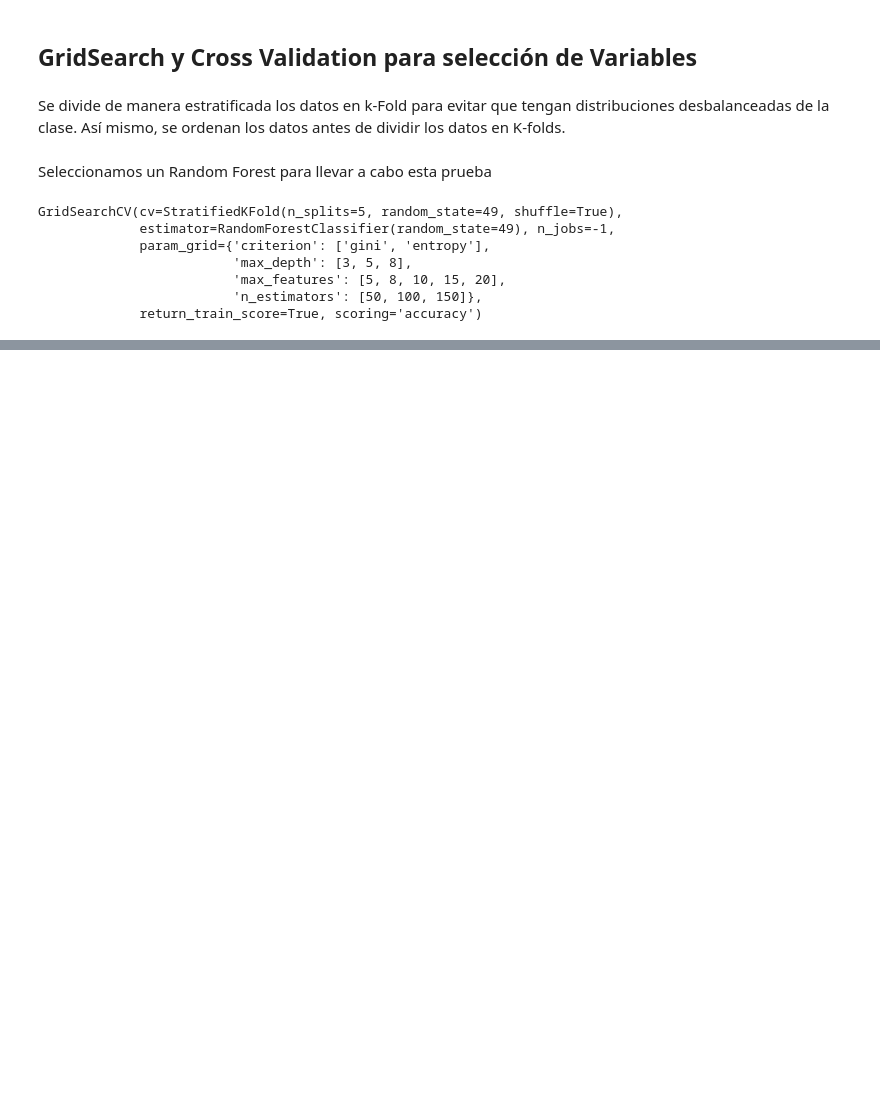
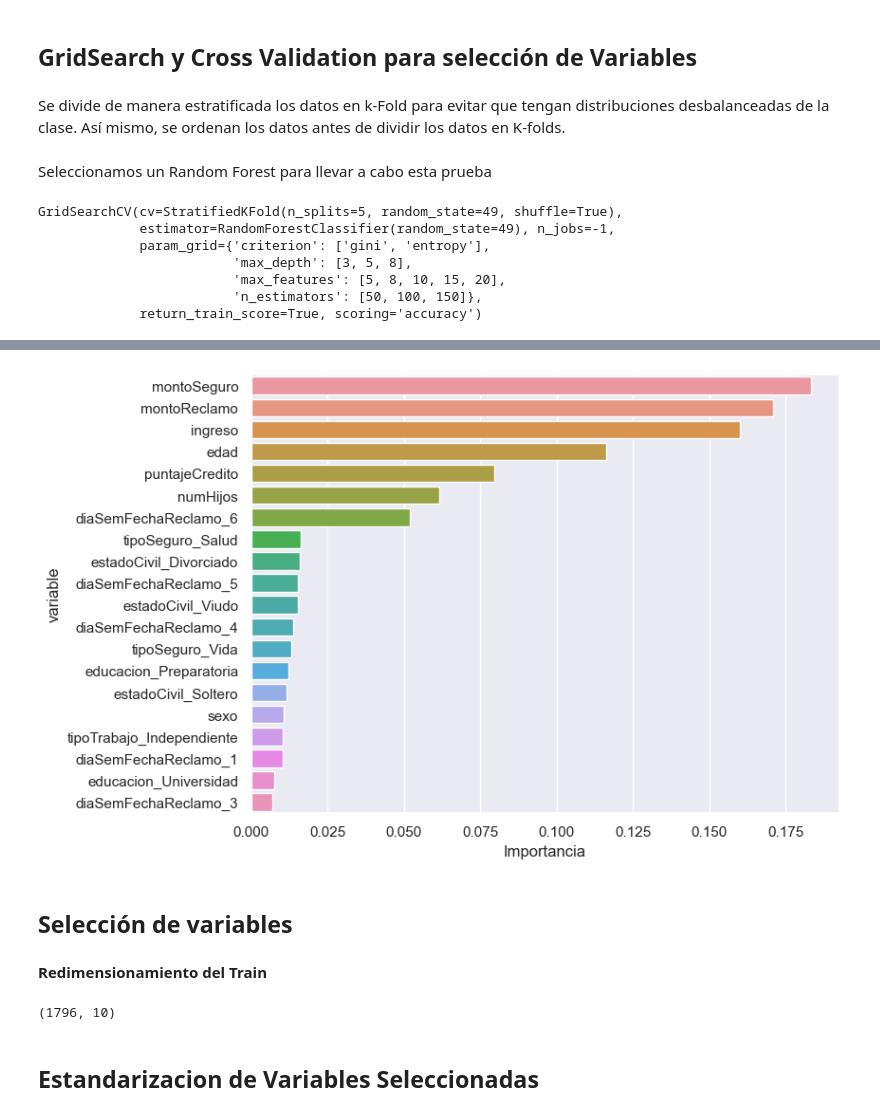
Before and after one commit to larenwell/ds-ml-insurance-claim-challenge, a Jupyter notebook: code/solution.ipynb, the cells around one changed output, grey strips where cells are left out. Saved outputs shown, nothing was run; the diff lists cells and outputs as text; code cells hidden in the pictures; blank space fills up the shorter version.

```diff
--- a/code/solution.ipynb
+++ b/code/solution.ipynb
@@ -1157,0 +1195,3 @@ Mejores hiperparámetros encontrados (cv)
+# %%
+# Eligiendo el modelo con el mejor accuracy
+model_rf = grid.best_estimator_
@@ -1157,0 +1218,10 @@ Mejores hiperparámetros encontrados (cv)
+# %%
+# Entrenamiento
+model_rf_all = model_rf.fit(X_train, y_train)
+# %%
+#Importancia de las variables
+features_rf = pd.DataFrame()
+features_rf['variable'] = X_data.columns
+features_rf['Importancia'] = model_rf_all.feature_importances_
+features_rf.sort_values(by = ['Importancia'],ascending=False,inplace = True)
+features_rf.head(15)
@@ -1157,0 +1245,10 @@ Mejores hiperparámetros encontrados (cv)
+# %%
+fig,ax = plt.subplots(1,1,figsize = (8,6))
+sns.barplot(y='variable',x = 'Importancia',data = features_rf.head(20),
+           order =features_rf.head(20)['variable'],
+           ax=ax)
+plt.show()
+# %% [output]
+[figure, added]
+# %% [markdown]
+## Selección de variables
@@ -1157,0 +1263,8 @@ Mejores hiperparámetros encontrados (cv)
+# %% [markdown]
+**Redimensionamiento del Train**
+# %%
+X_train_new.shape
+# %% [output]
+(1796, 10)
+# %% [markdown]
+## Estandarizacion de Variables Seleccionadas
```
Also changed, not shown: parts of 53 cells of this notebook.
